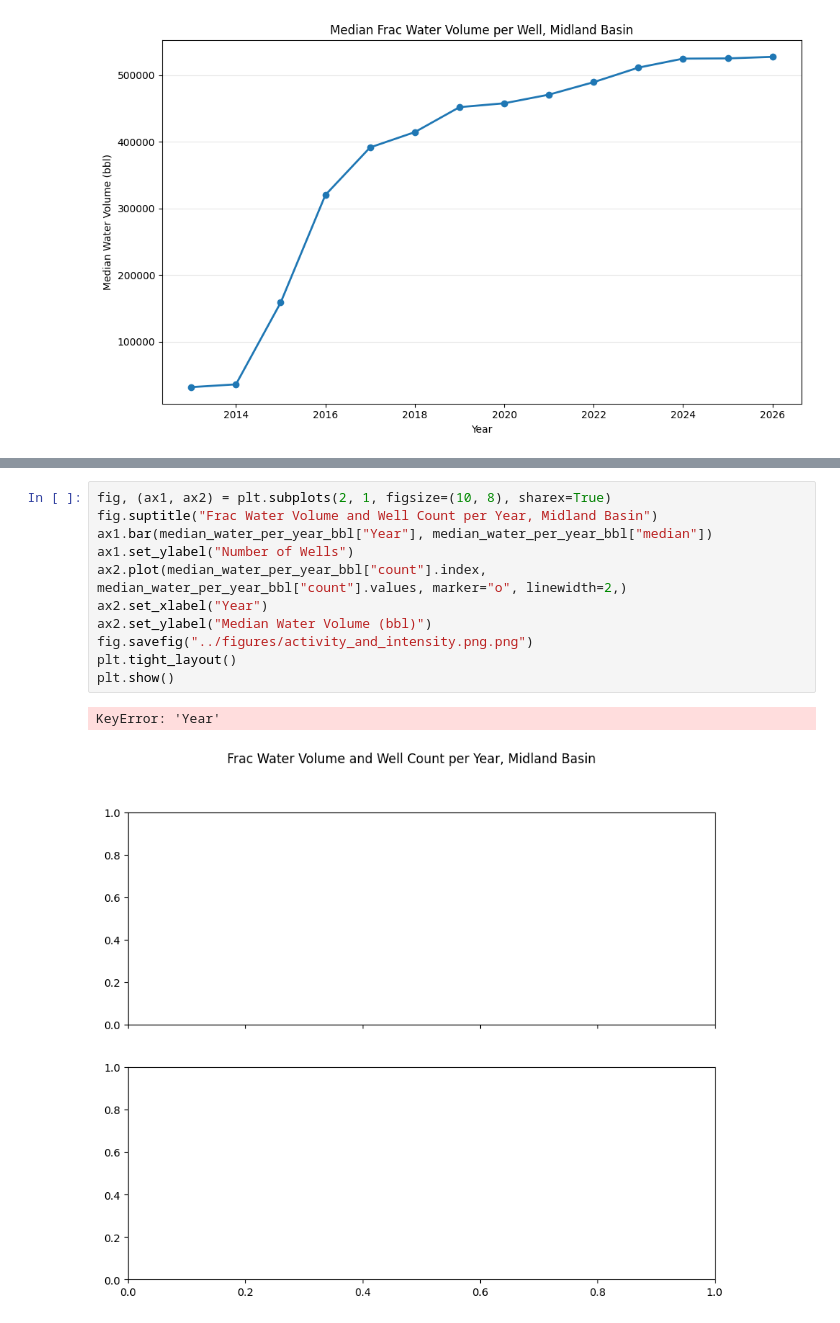
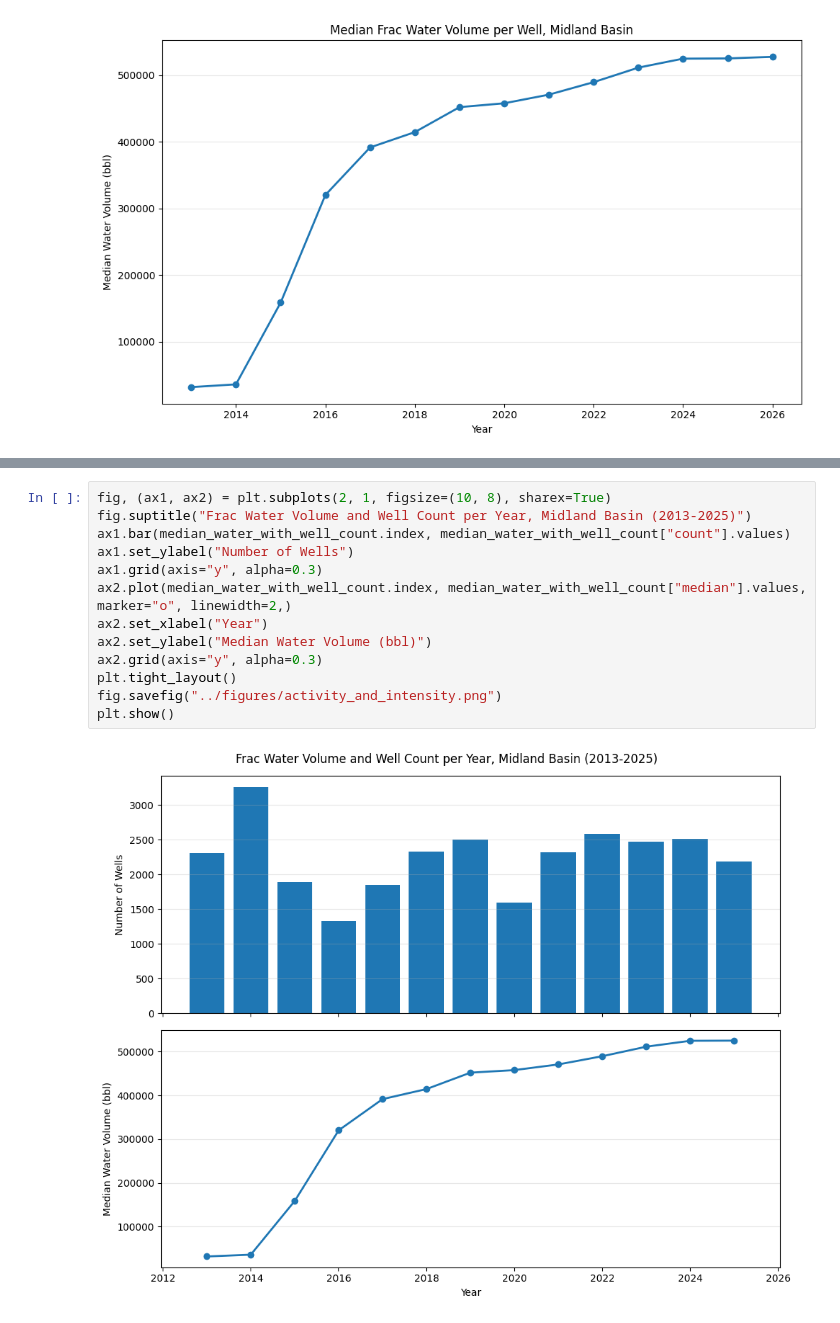
Before and after one commit to gjbuck/permian-production-analysis, a Jupyter notebook: notebooks/01_explore_fracfocus.ipynb, the cells around one changed output, grey strips where cells are left out. Cells and saved outputs as stored; diff of their text form.

```diff
--- a/notebooks/01_explore_fracfocus.ipynb
+++ b/notebooks/01_explore_fracfocus.ipynb
@@ -241,15 +241,16 @@ Year
 2025.0  525197.000000   2186
 # %%
 fig, (ax1, ax2) = plt.subplots(2, 1, figsize=(10, 8), sharex=True)
-fig.suptitle("Frac Water Volume and Well Count per Year, Midland Basin")
-ax1.bar(median_water_per_year_bbl["Year"], median_water_per_year_bbl["median"])
+fig.suptitle("Frac Water Volume and Well Count per Year, Midland Basin (2013-2025)")
+ax1.bar(median_water_with_well_count.index, median_water_with_well_count["count"].values)
 ax1.set_ylabel("Number of Wells")
-ax2.plot(median_water_per_year_bbl["count"].index, median_water_per_year_bbl["count"].values, marker="o", linewidth=2,)
+ax1.grid(axis="y", alpha=0.3)
+ax2.plot(median_water_with_well_count.index, median_water_with_well_count["median"].values, marker="o", linewidth=2,)
 ax2.set_xlabel("Year")
 ax2.set_ylabel("Median Water Volume (bbl)")
-fig.savefig("../figures/activity_and_intensity.png.png")
+ax2.grid(axis="y", alpha=0.3)
 plt.tight_layout()
+fig.savefig("../figures/activity_and_intensity.png")
 plt.show()
 # %% [output]
-KeyError: 'Year'
-[figure, old version]
+[figure, new version]
```
Also changed, not shown: 3 other files.
